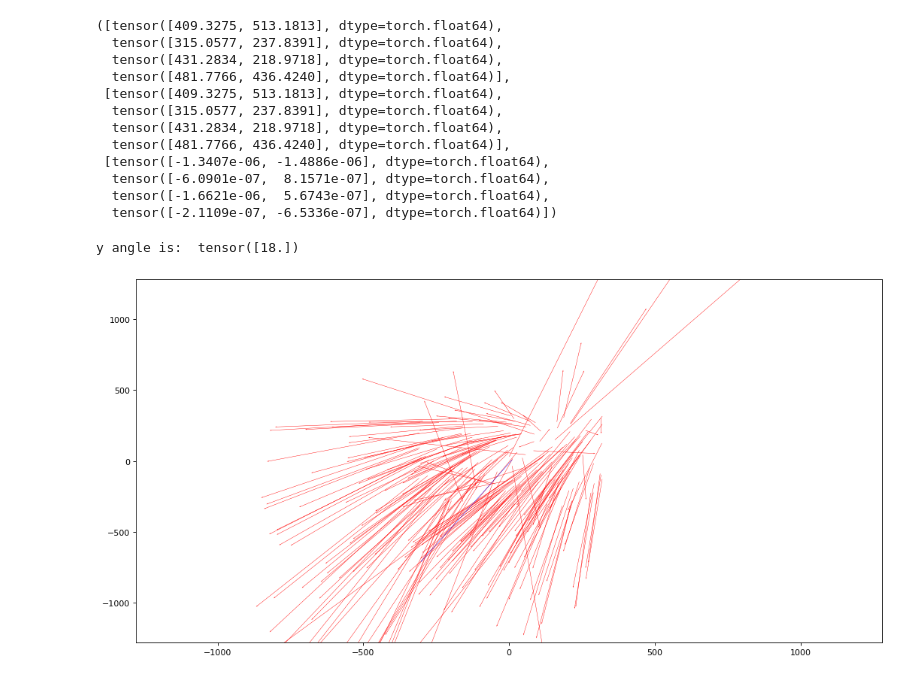
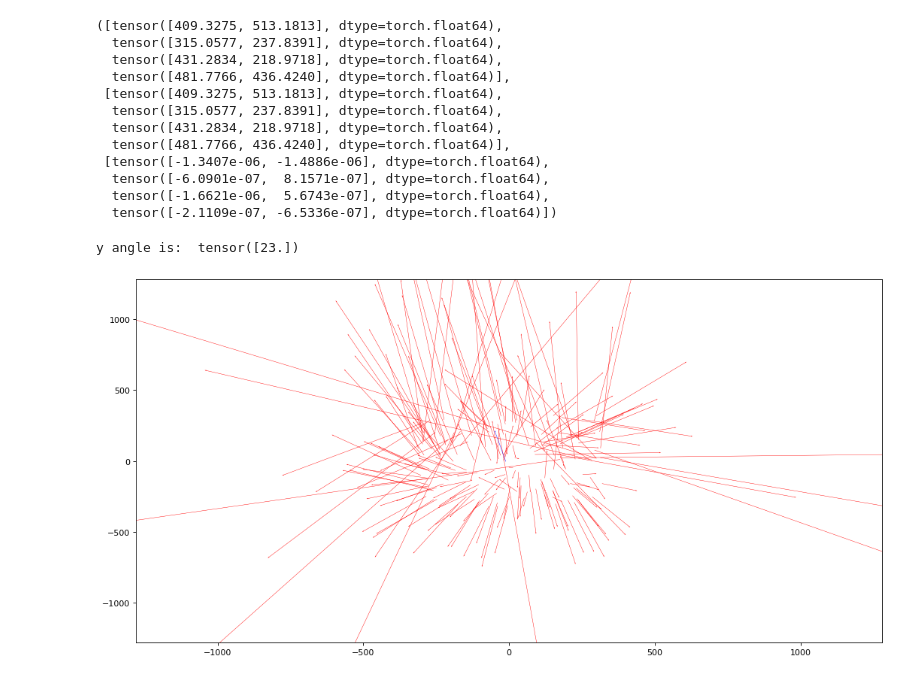
Before and after one commit to bohdanhlovatskyi/pose_estimation, a Jupyter notebook: Solver.ipynb, the cells around one changed output. Drawn from its saved outputs; the diff is of its cells as text; code cells hidden in the pictures.

```diff
--- a/Solver.ipynb
+++ b/Solver.ipynb
@@ -235,8 +235,8 @@ gt[19:23], proj[19:23], disp[19:23]
 def plot_displacements(gt, proj, conf):
     X = [float(elm[0]) - conf.img_width // 2 for elm in gt]
     Y = [float(elm[1]) - conf.img_height // 2 for elm in gt]
-    U = [X[idx] - float(elm[0]) for idx, elm in enumerate(proj)]
-    V = [Y[idx] - float(elm[1]) for idx, elm in enumerate(proj)]
+    U = [X[idx] + conf.img_width // 2 - float(elm[0]) for idx, elm in enumerate(proj)]
+    V = [Y[idx] + conf.img_height // 2 - float(elm[1]) for idx, elm in enumerate(proj)]
 
     fig, axes = plt.subplots(nrows=1, ncols=1, figsize=(16, 8), dpi=80)
     axes.quiver(X, Y, U, V,
@@ -257,9 +257,9 @@ def plot_displacements(gt, proj, conf):
 
     plt.show()
 # %%
-gt, proj, _, y_angle = get_displacements(100, (0,  10))
+gt, proj, _, y_angle = get_displacements(100, (0,  30))
 print("y angle is: ", y_angle)
 plot_displacements(gt, proj, conf)
 # %% [output]
-y angle is:  tensor([18.])
+y angle is:  tensor([23.])
-[figure, old version]
+[figure, new version]
```
